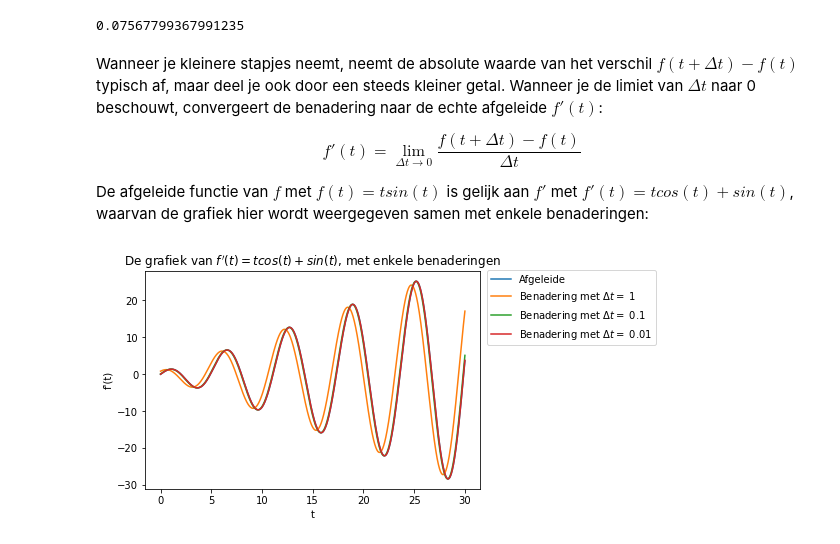
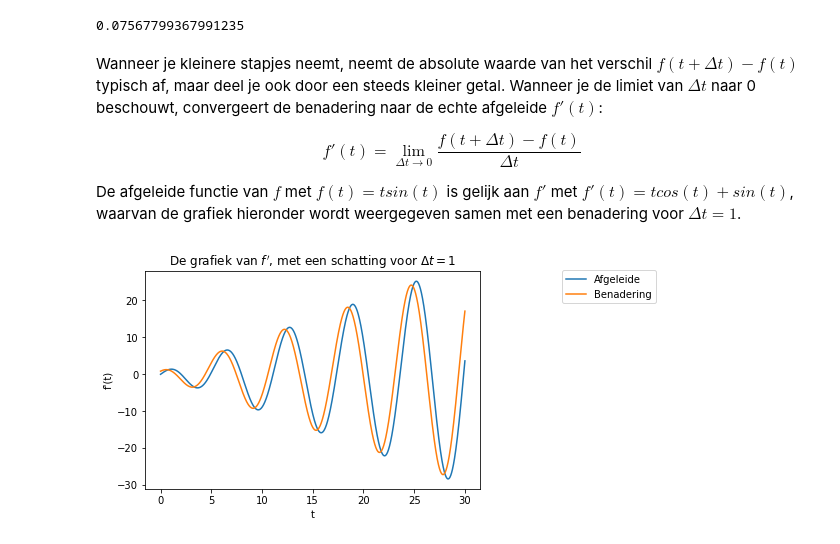
Before and after one commit to jvdrhoof/Insects, a Jupyter notebook: hoofdstuk_5.ipynb, the cells around one changed output. Cells and saved outputs as stored; diff of their text form; code cells hidden in the pictures.

Commit message:
Updated chapters, removed images

```diff
--- a/hoofdstuk_5.ipynb
+++ b/hoofdstuk_5.ipynb
@@ -140,8 +69,8 @@ def differentiequotient(f, t, delta_t):
     delta_t: float
         het tijdsinterval
 
-    Output
-    ------
+    Returns
+    -------
     float
         het differentiequotiënt
     '''
@@ -168,36 +99,50 @@ Wanneer je kleinere stapjes neemt, neemt de absolute waarde van het verschil $f(
 
 $$f'(t) = \lim\limits_{\Delta t \to 0} \frac{f(t + \Delta t) - f(t)}{\Delta t}$$
 
-De afgeleide functie van $f$ met $f(t) = t sin(t)$ is gelijk aan $f'$ met $f'(t) = t cos(t) + sin(t)$, waarvan de grafiek hier wordt weergegeven samen met enkele benaderingen:
+De afgeleide functie van $f$ met $f(t) = t sin(t)$ is gelijk aan $f'$ met $f'(t) = t cos(t) + sin(t)$, waarvan de grafiek hieronder wordt weergegeven samen met een benadering voor $\Delta t = 1$.
 # %%
-# itereer over alle waarden van 0 tot 30 met tussenstappen van 0,01
-data_x = np.arange(0, 30.005, 0.01)
+def plot_afgeleide(delta_t):
+    '''
+    Genereert een grafiek van f'(t) en een schatting van deze functie met de
+    eindige differentiemethode met gegeven delta_t
 
-# bereken de afgeleide voor alle beschouwde waarden
-data_y = data_x * np.cos(data_x) + np.sin(data_x)
+    Parameters
+    ----------
+    delta_t: float
+        het tijdsinterval
+    '''
 
-# maak een nieuwe grafiek aan
-plt.figure()
+    # itereer over alle waarden van 0 tot 30 met tussenstappen van 0,01
+    data_x = np.arange(0, 30.005, 0.01)
 
-# plot alle punten
-plt.plot(data_x, data_y, label='Afgeleide')
+    # bereken de afgeleide voor alle beschouwde waarden
+    data_y = data_x * np.cos(data_x) + np.sin(data_x)
 
-# bereken het differentiequotiënt voor verschillende delta_t
-for delta_t in [1, 0.1, 0.01]:
-    data_y = differentiequotient(f, data_x, delta_t)
-    plt.plot(data_x, data_y, label=f'Benadering met $\Delta t =$ {delta_t}')
+    # maak een nieuwe grafiek aan
+    plt.figure()
 
-# voeg een legende toe
-plt.legend(loc='upper right', bbox_to_anchor=(1.54, 1.027))
+    # plot de afgeleide
+    plt.plot(data_x, data_y, label="Afgeleide")
 
-# breng verduidelijkende labels aan
-plt.xlabel('t')
-plt.ylabel('f\'(t)')
+    # bereken het differentiequotiënt voor delta_t
+    data_z = differentiequotient(f, data_x, delta_t)
 
-# voeg een titel toe
-plt.title('De grafiek van $f\'(t) = t cos(t) + sin(t)$, met enkele benaderingen')
+    # plot de schattingen
+    plt.plot(data_x, data_z, label="Benadering")
 
-# toon de grafiek
-plt.show()
+    # voeg een legende toe
+    plt.legend(loc="upper right", bbox_to_anchor=(1.54, 1.027))
+
+    # breng verduidelijkende labels aan
+    plt.xlabel("t")
+    plt.ylabel("f\'(t)")
+
+    # voeg een titel toe
+    plt.title(f"De grafiek van $f\'$, met een schatting voor $\Delta t = {delta_t}$")
+
+    # toon de grafiek
+    plt.show()
-# %% [output]
-[figure, removed]
+# %%
+plot_afgeleide(1)
+# %% [output]
+[figure, added]
```
Also changed, not shown: parts of 45 cells of this notebook, 6 other files.
